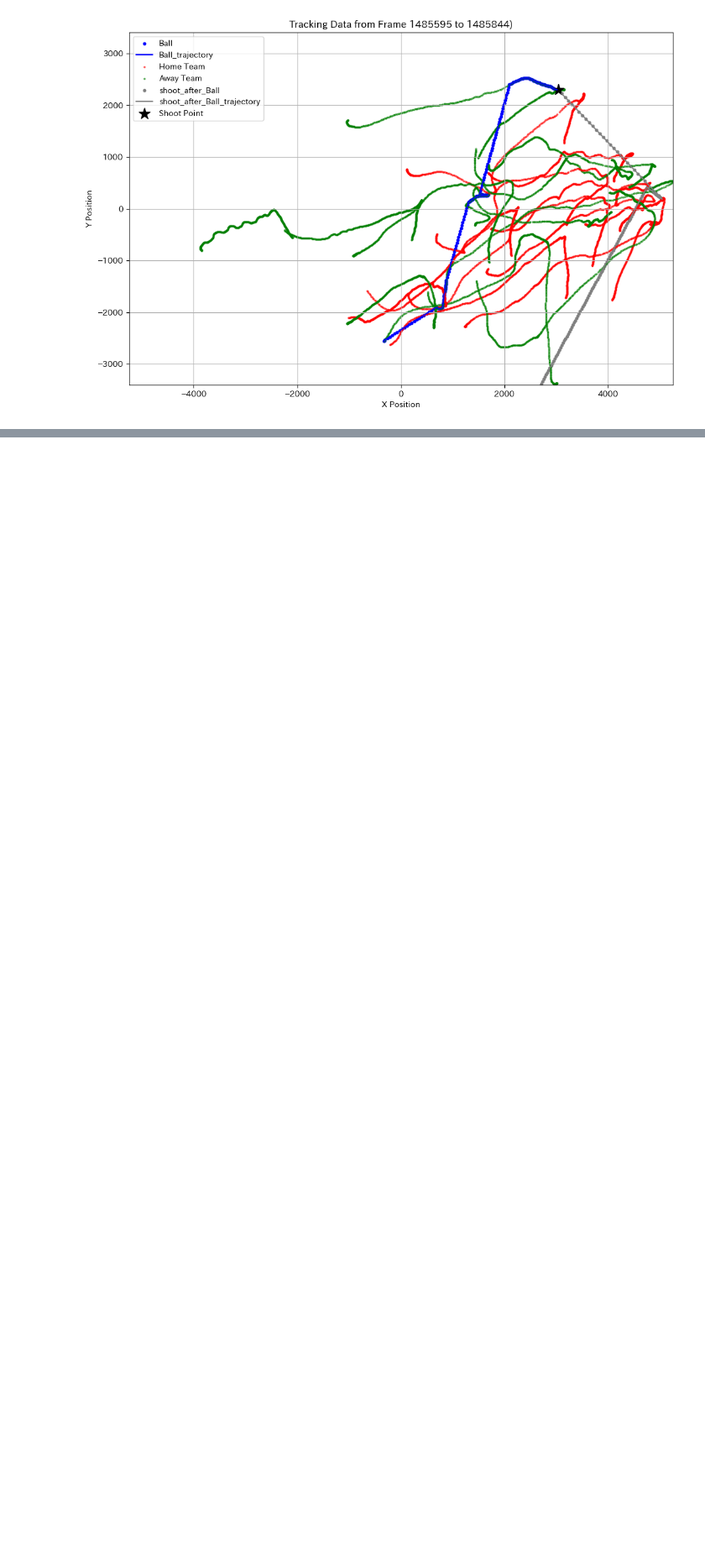
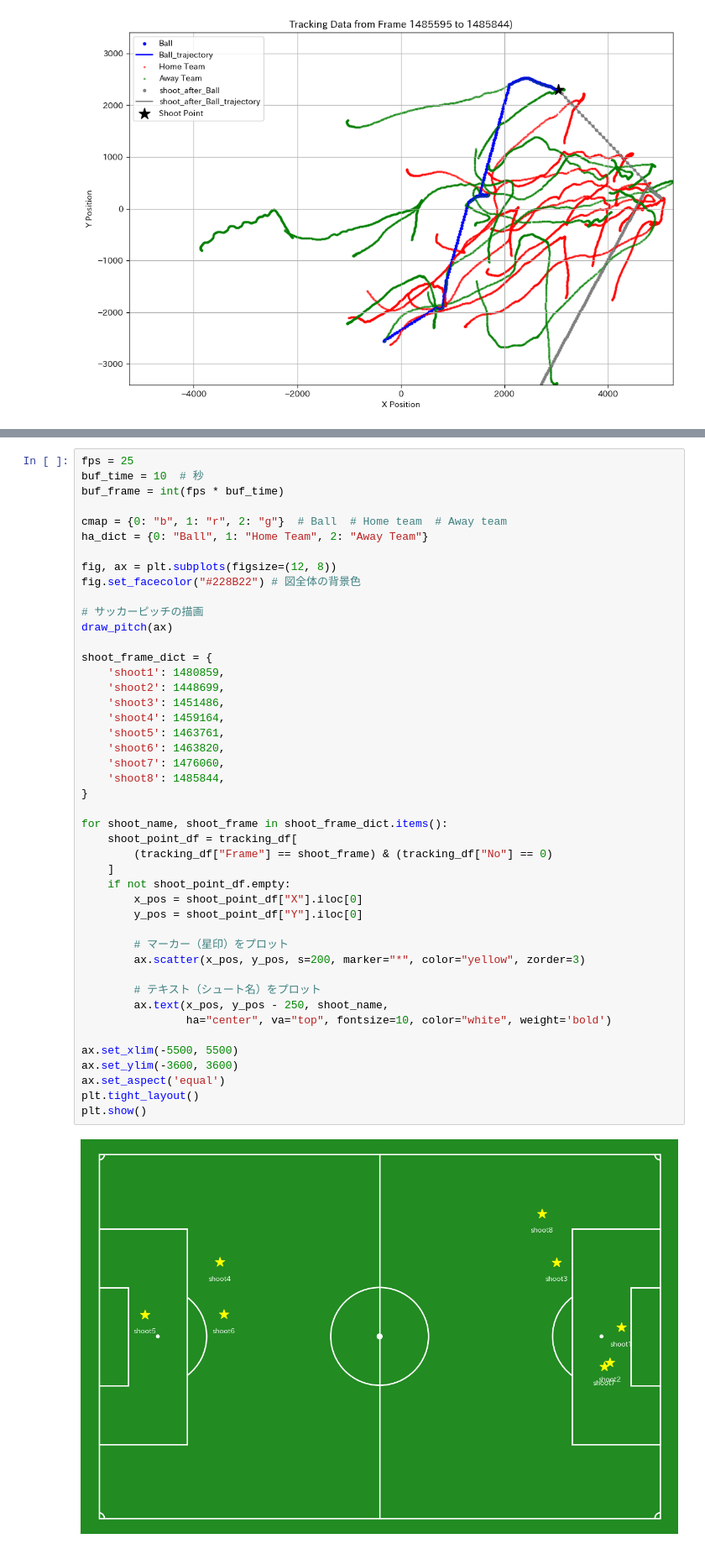
Before and after one commit to rakawanegan/pbl-ssc_with_gfootball, a Jupyter notebook: notebooks/input_analysis.ipynb, the cells around one changed output, grey strips where cells are left out. Shown at 84% size. Saved outputs shown, nothing was run; the diff lists cells and outputs as text; blank space fills up the shorter version.

```diff
--- a/notebooks/input_analysis.ipynb
+++ b/notebooks/input_analysis.ipynb
@@ -567,3 +636,50 @@ for shoot_frame in shoot_frames:
+# %%
+fps = 25
+buf_time = 10  # 秒
+buf_frame = int(fps * buf_time)
+
+cmap = {0: "b", 1: "r", 2: "g"}  # Ball  # Home team  # Away team
+ha_dict = {0: "Ball", 1: "Home Team", 2: "Away Team"}
+
+fig, ax = plt.subplots(figsize=(12, 8))
+fig.set_facecolor("#228B22") # 図全体の背景色
+
+# サッカーピッチの描画
+draw_pitch(ax)
+
+shoot_frame_dict = {
+    'shoot1': 1480859,
+    'shoot2': 1448699,
+    'shoot3': 1451486,
+    'shoot4': 1459164,
+    'shoot5': 1463761,
+    'shoot6': 1463820,
+    'shoot7': 1476060,
+    'shoot8': 1485844,
+}
+
+for shoot_name, shoot_frame in shoot_frame_dict.items():
+    shoot_point_df = tracking_df[
+        (tracking_df["Frame"] == shoot_frame) & (tracking_df["No"] == 0)
+    ]
+    if not shoot_point_df.empty:
+        x_pos = shoot_point_df["X"].iloc[0]
+        y_pos = shoot_point_df["Y"].iloc[0]
+
+        # マーカー（星印）をプロット
+        ax.scatter(x_pos, y_pos, s=200, marker="*", color="yellow", zorder=3)
+
+        # テキスト（シュート名）をプロット
+        ax.text(x_pos, y_pos - 250, shoot_name,
+                ha="center", va="top", fontsize=10, color="white", weight='bold')
+
+ax.set_xlim(-5500, 5500)
+ax.set_ylim(-3600, 3600)
+ax.set_aspect('equal')
+plt.tight_layout()
+plt.show()
+# %% [output]
+[figure, added]
 # %%
 goal_frame = int(play_df.loc[play_df["F_ゴール"] == 1, "フレーム番号"].iloc[0])
 fps = 25
```
Also changed, not shown: parts of 3 cells of this notebook, 57 other files.
